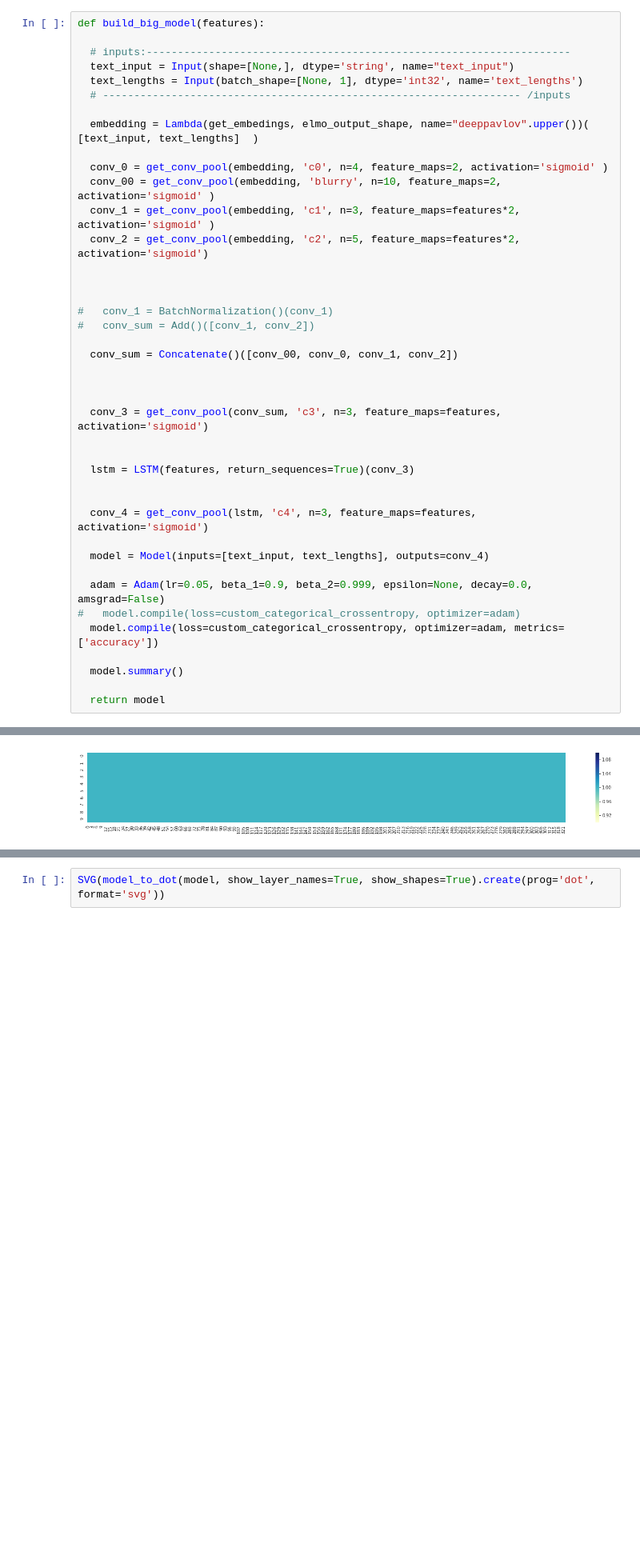
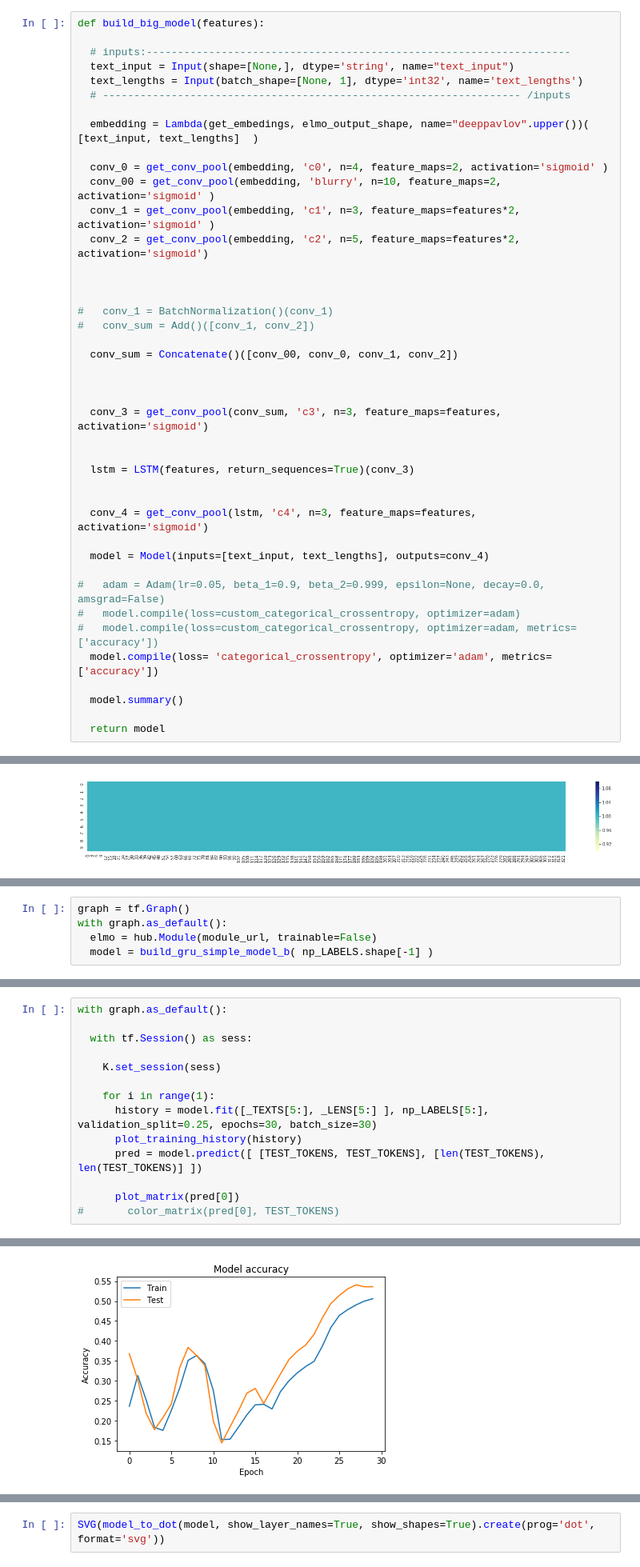
Before and after one commit to nemoware/analyser, a Jupyter notebook: augmentation_NER_Matcher_(TF).ipynb, the cells around one changed output, grey strips where cells are left out. Shown at 80% size. Cells and saved outputs as stored; diff of their text form; blank space fills up the shorter version.

```diff
--- a/augmentation_NER_Matcher_(TF).ipynb
+++ b/augmentation_NER_Matcher_(TF).ipynb
@@ -759,9 +759,10 @@ def build_big_model(features):
 
   model = Model(inputs=[text_input, text_lengths], outputs=conv_4)
 
-  adam = Adam(lr=0.05, beta_1=0.9, beta_2=0.999, epsilon=None, decay=0.0, amsgrad=False)
+#   adam = Adam(lr=0.05, beta_1=0.9, beta_2=0.999, epsilon=None, decay=0.0, amsgrad=False)
 #   model.compile(loss=custom_categorical_crossentropy, optimizer=adam)
-  model.compile(loss=custom_categorical_crossentropy, optimizer=adam, metrics=['accuracy'])
+#   model.compile(loss=custom_categorical_crossentropy, optimizer=adam, metrics=['accuracy'])
+  model.compile(loss= 'categorical_crossentropy', optimizer='adam', metrics=['accuracy'])
 
   model.summary()
 
@@ -990,0 +1026,5 @@ Epoch 40/40
+# %%
+graph = tf.Graph()
+with graph.as_default():
+  elmo = hub.Module(module_url, trainable=False)
+  model = build_gru_simple_model_b( np_LABELS.shape[-1] )
@@ -990,0 +1056,15 @@ Epoch 40/40
+# %%
+with graph.as_default():
+
+  with tf.Session() as sess:
+
+    K.set_session(sess)
+
+    for i in range(1):
+      history = model.fit([_TEXTS[5:], _LENS[5:] ], np_LABELS[5:], validation_split=0.25, epochs=30, batch_size=30)
+      plot_training_history(history)
+      pred = model.predict([ [TEST_TOKENS, TEST_TOKENS], [len(TEST_TOKENS), len(TEST_TOKENS)] ])
+
+      plot_matrix(pred[0])
+#       color_matrix(pred[0], TEST_TOKENS)
+# %% [output]
@@ -990,0 +1091 @@ Epoch 40/40
+[figure, added]
```
Also changed, not shown: parts of 43 cells of this notebook.
